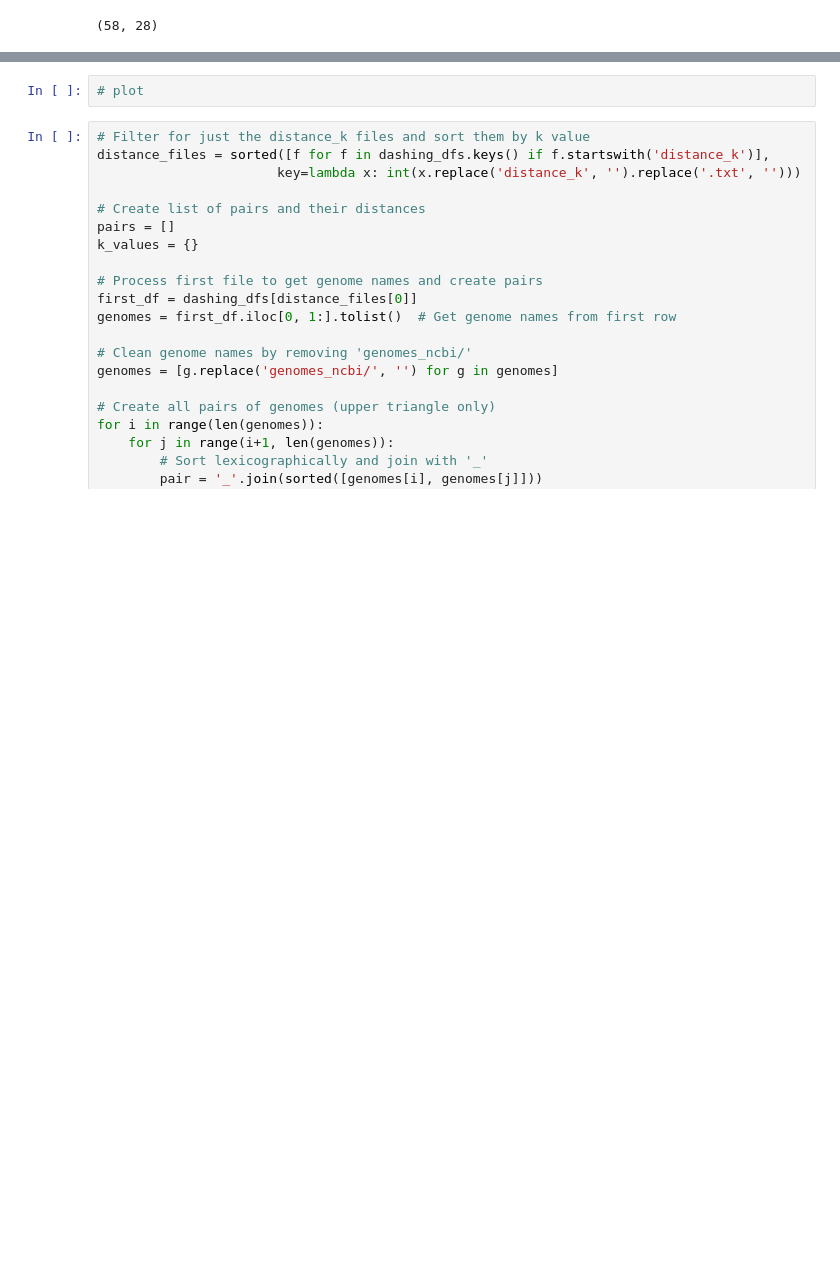
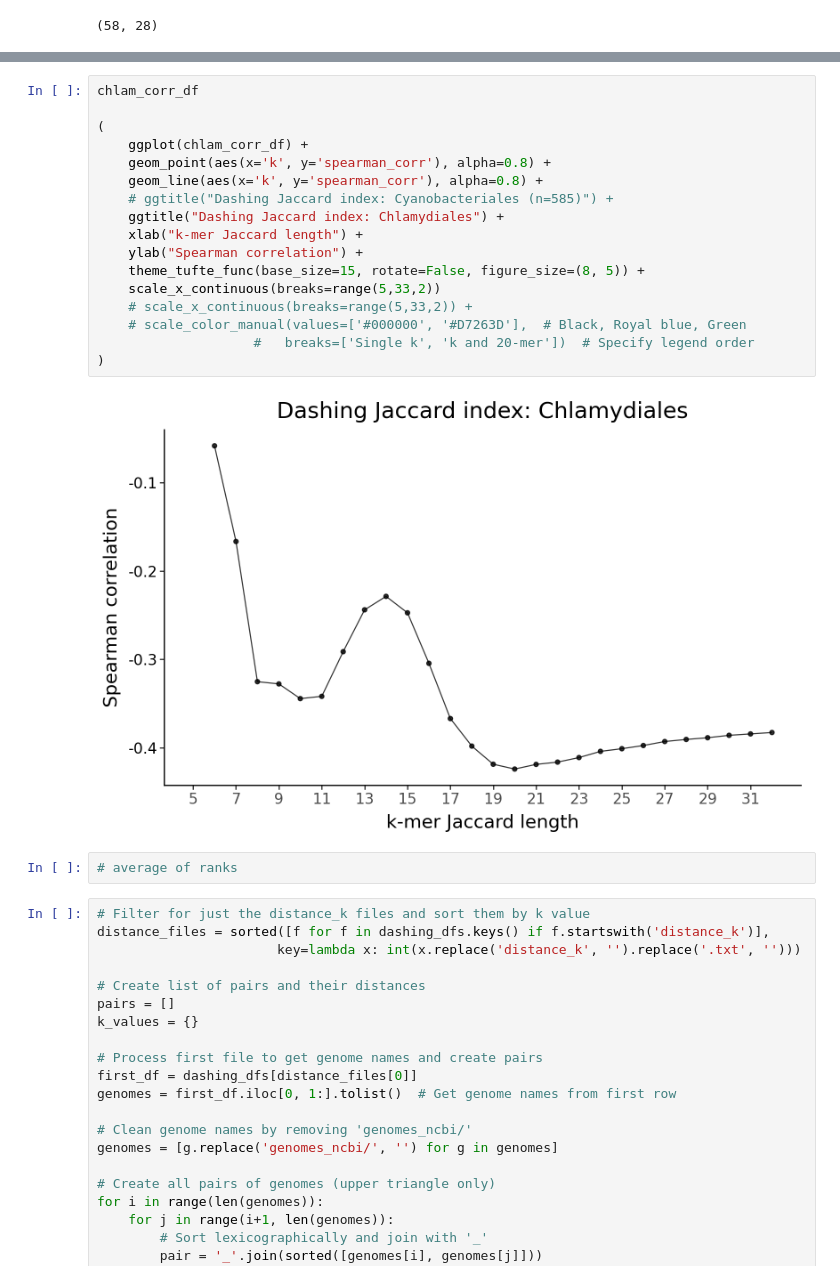
Before and after one commit to StephenHwang/Ok-k-mer, a Jupyter notebook: src/tree_mask.ipynb, the cells around one changed output, grey strips where cells are left out. Drawn from its saved outputs; the diff is of its cells as text; blank space fills up the shorter version.

```diff
--- a/src/tree_mask.ipynb
+++ b/src/tree_mask.ipynb
@@ -353,5 +667,24 @@ chlam_corr_df
 # %%
-# plot
+chlam_corr_df
+
+(
+    ggplot(chlam_corr_df) +
+    geom_point(aes(x='k', y='spearman_corr'), alpha=0.8) +
+    geom_line(aes(x='k', y='spearman_corr'), alpha=0.8) +
+    # ggtitle("Dashing Jaccard index: Cyanobacteriales (n=585)") +
+    ggtitle("Dashing Jaccard index: Chlamydiales") +
+    xlab("k-mer Jaccard length") +
+    ylab("Spearman correlation") +
+    theme_tufte_func(base_size=15, rotate=False, figure_size=(8, 5)) +
+    scale_x_continuous(breaks=range(5,33,2))
+    # scale_x_continuous(breaks=range(5,33,2)) +
+    # scale_color_manual(values=['#000000', '#D7263D'],  # Black, Royal blue, Green
+                    #   breaks=['Single k', 'k and 20-mer'])  # Specify legend order
+)
+# %% [output]
+[figure, added]
+# %%
+# average of ranks
 # %%
 # Filter for just the distance_k files and sort them by k value
 distance_files = sorted([f for f in dashing_dfs.keys() if f.startswith('distance_k')],
```
Also changed, not shown: parts of 30 cells of this notebook.
